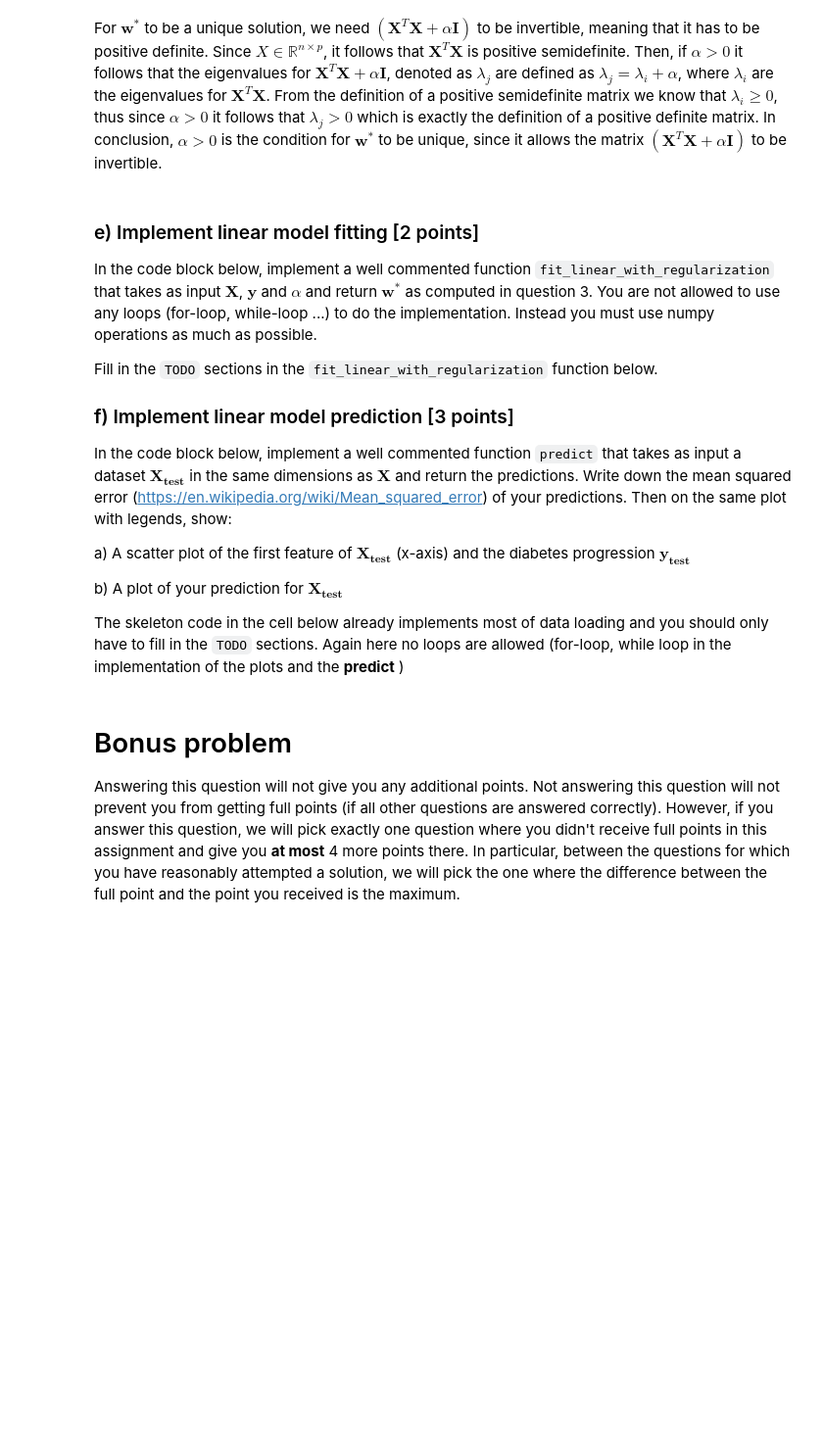
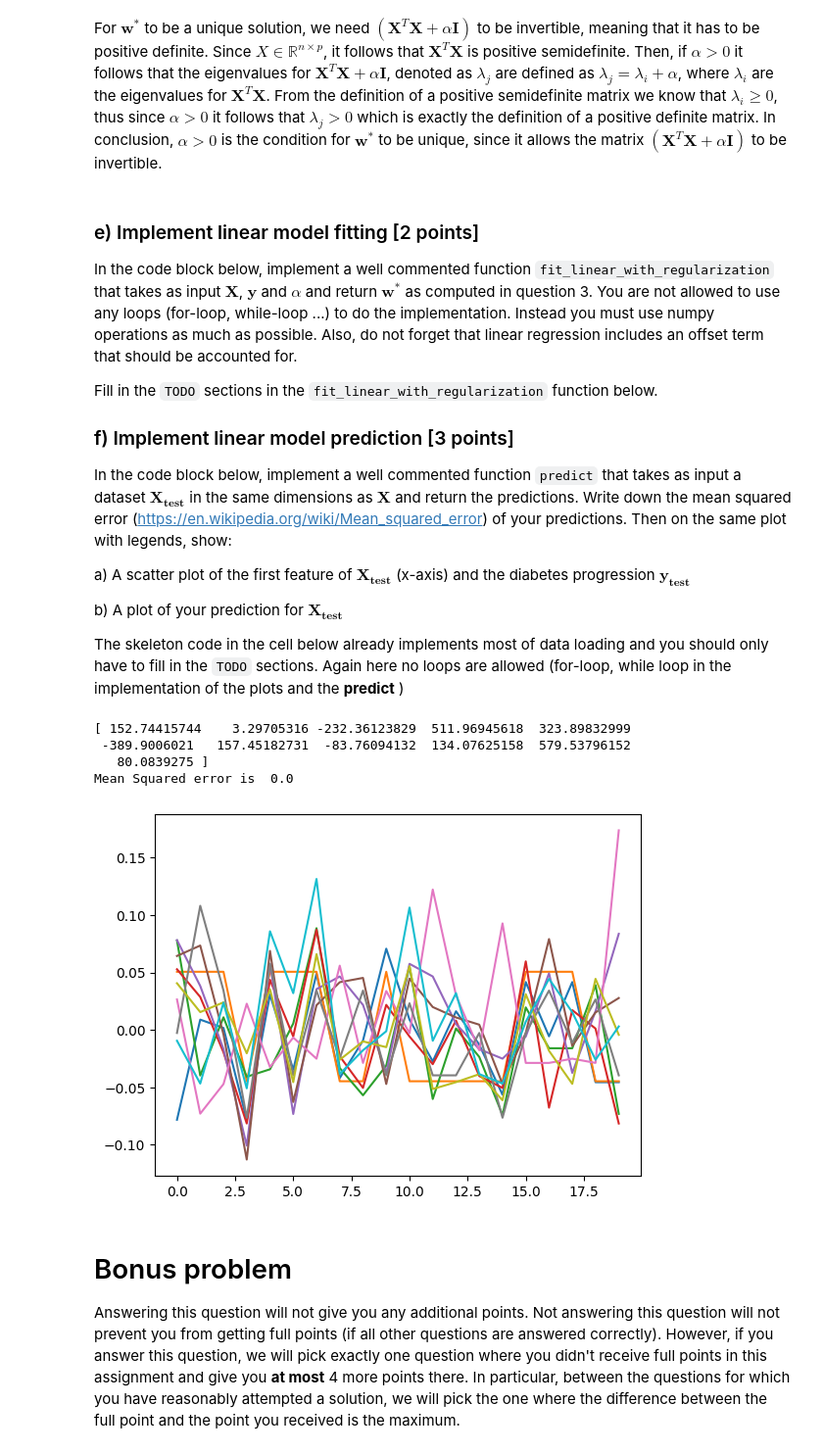
Before and after one commit to nils-led/TDA233, a Jupyter notebook: HW1_2025.ipynb, the cells around one changed output. Shown: that part at 98% size. Drawn from its saved outputs; the diff is of its cells as text; code cells hidden in the pictures; blank space fills up the shorter version.

```diff
--- a/HW1_2025.ipynb
+++ b/HW1_2025.ipynb
@@ -279,7 +279,7 @@ For $\mathbf{w}^*$ to be a unique solution, we need $(\mathbf{X}^T\mathbf{X}+\al
 # %% [markdown]
 
 ### e) Implement linear model fitting [2 points]
-In the code block below, implement a well commented function `fit_linear_with_regularization` that takes as input $\mathbf{X}$, $\mathbf{y}$ and $\alpha$ and return $\mathbf{w}^*$ as computed in question 3. You are not allowed to use any loops (for-loop, while-loop ...) to do the implementation. Instead you must use numpy operations as much as possible.
+In the code block below, implement a well commented function `fit_linear_with_regularization` that takes as input $\mathbf{X}$, $\mathbf{y}$ and $\alpha$ and return $\mathbf{w}^*$ as computed in question 3. You are not allowed to use any loops (for-loop, while-loop ...) to do the implementation. Instead you must use numpy operations as much as possible. Also, do not forget that linear regression includes an offset term that should be accounted for.
 
 Fill in the `TODO` sections in the `fit_linear_with_regularization` function below.
 
@@ -300,8 +300,13 @@ from sklearn import datasets
 
 
 def fit_linear_with_regularization(X, y, alpha):
-  """TODO"""
-  return np.random.randn(X.shape[1]) # TODO: Change me
+  ''' Calculate w^* as given in answer 5c)'''
+  X = np.c_[np.ones(X.shape[0]), X] #add intercept/bias to beginning of X
+  I = np.eye(X.shape[1]) #unsure whether I[0,0] = 0 ? blir typ ingen skillnad
+
+  w_opt = np.linalg.inv(X.T @ X + alpha * I) @ X.T @ y #
+  print(w_opt)
+  return w_opt
 
 def predict(X_test, w):
   """TODO"""
@@ -318,33 +323,39 @@ def plot_prediction(X_test, y_test, y_pred):
   mean_squared_error = 0.
   return mean_squared_error
 
 # Load the diabetes dataset
 X, y = datasets.load_diabetes(return_X_y=True)
 
 # Split the dataset into training and test set
 num_test_elements = 20
 
 X_train = X[:-num_test_elements]
 X_test = X[-num_test_elements:]
 
 y_train = y[:-num_test_elements]
 y_test = y[-num_test_elements:]
 
 # Set alpha
 alpha = 0.01
 
 # Train using linear regression with regularization and find optimal model
 w = fit_linear_with_regularization(X_train, y_train, alpha)
 
 # Make predictions using the testing set X_test
 y_pred = predict(X_test, w)
 
 # Plots and mean squared error
 error = plot_prediction(X_test, y_test, y_pred)
 print('Mean Squared error is ', error)
 
 # Show the plot
 plt.show()
+# %% [output]
+[ 152.74415744    3.29705316 -232.36123829  511.96945618  323.89832999
+ -389.9006021   157.45182731  -83.76094132  134.07625158  579.53796152
+   80.0839275 ]
+Mean Squared error is  0.0
+[figure, added]
 # %% [markdown]
 # Bonus problem
 Answering this question will not give you any additional points. Not answering this question will not prevent you from getting full points (if all other questions are answered correctly). However, if you answer this question, we will pick exactly one question where you didn't receive full points in this assignment and give you **at most** 4 more points there. In particular, between the questions for which you have reasonably attempted a solution, we will pick the one where the difference between the full point and the point you received is the maximum.
```
